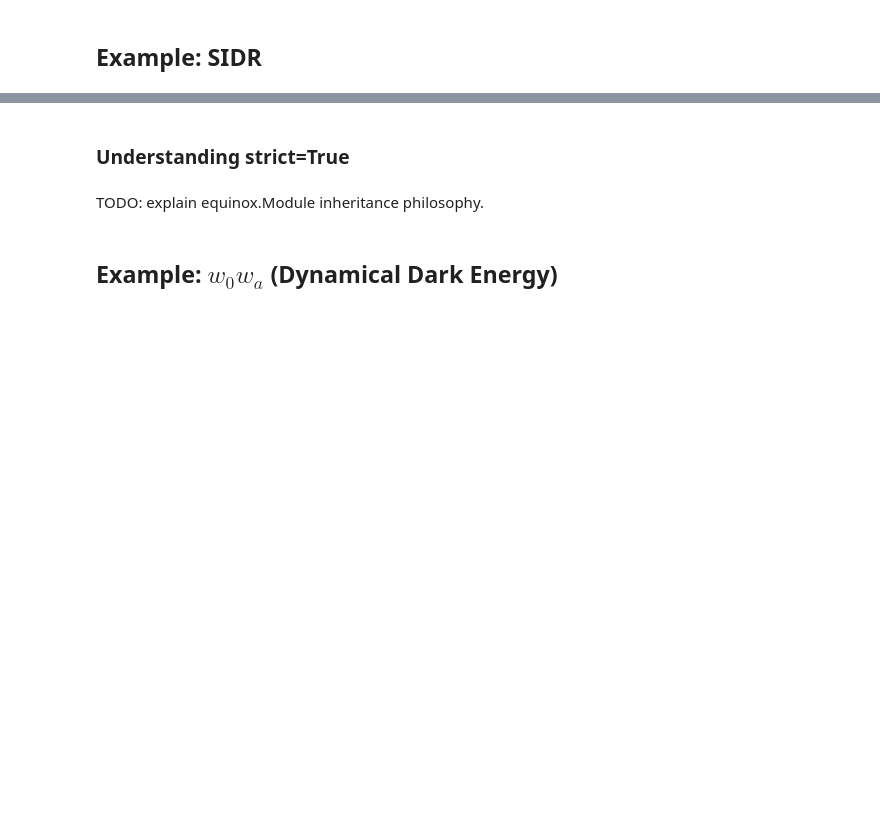
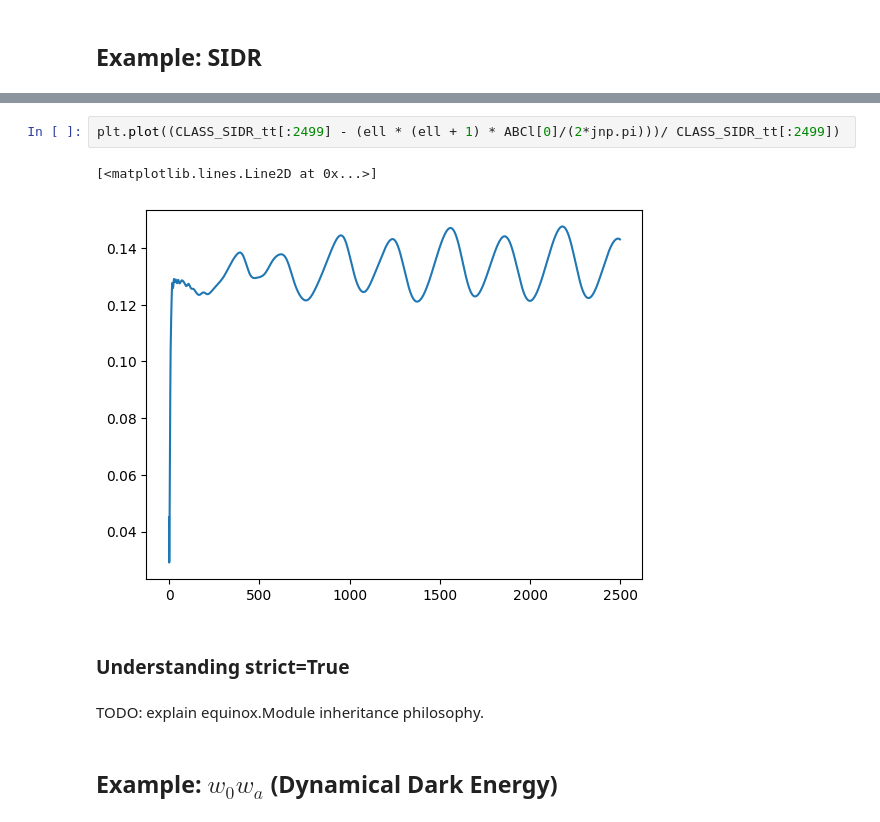
Before and after one commit to cgiovanetti/ABCMB-k, a Jupyter notebook: example_notebooks/Modifying_ABCMB.ipynb, the cells around one changed output, grey strips where cells are left out. Cells and saved outputs as stored; diff of their text form; blank space fills up the shorter version.

```diff
--- a/example_notebooks/Modifying_ABCMB.ipynb
+++ b/example_notebooks/Modifying_ABCMB.ipynb
@@ -98,3 +123,8 @@ model = Model(user_species=[mySIDR])
+# %%
+plt.plot((CLASS_SIDR_tt[:2499] - (ell * (ell + 1) * ABCl[0]/(2*jnp.pi)))/ CLASS_SIDR_tt[:2499])
+# %% [output]
+[<matplotlib.lines.Line2D at 0x...>]
+[figure, added]
 # %% [markdown]
 ### Understanding strict=True
 # %% [markdown]
```
Also changed, not shown: parts of 8 cells of this notebook, 2 other files.
